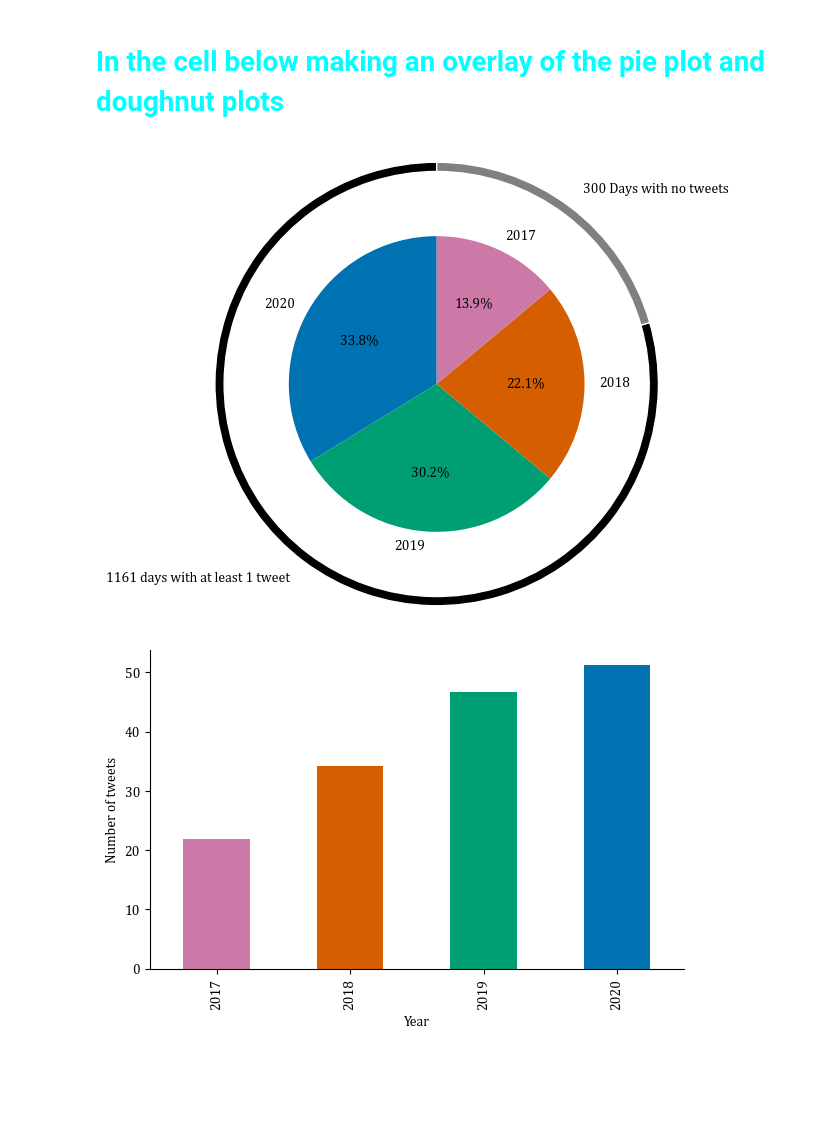
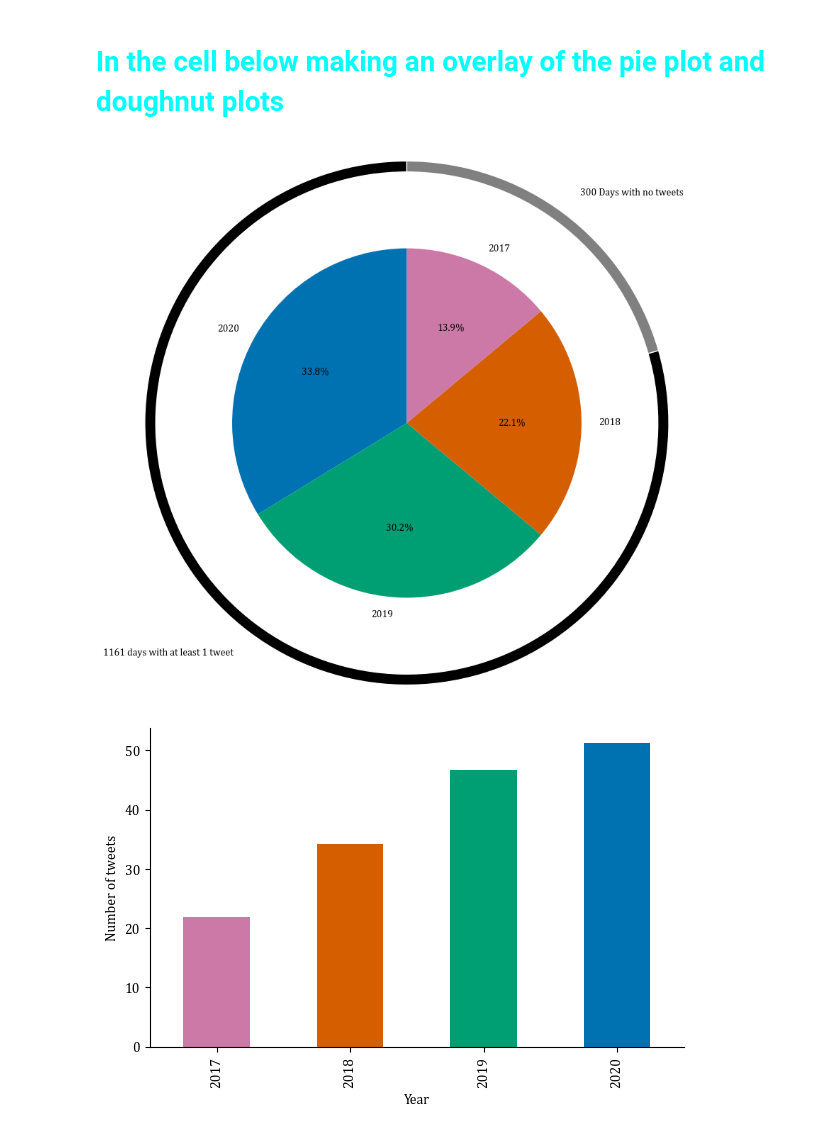
Before and after one commit to Htbibalan/PYTHON_COURSE_2024, a Jupyter notebook: notebooks/hel8048_project.ipynb, the cells around one changed output. Cells and saved outputs as stored; diff of their text form; code cells hidden in the pictures; blank space fills up the shorter version.

```diff
--- a/notebooks/hel8048_project.ipynb
+++ b/notebooks/hel8048_project.ipynb
@@ -114,32 +114,32 @@ len(trump_dates)
 # %%
 tweets_per_year = df_trump['date'].dt.year.value_counts().sort_index(ascending=False)
 all_dates = pd.date_range(start='2017-01-01', end='2020-12-31')
 trump_dates = df_trump['date'].dt.date.unique()
 missing_dates = all_dates[~all_dates.isin(trump_dates)]
 # Data for the doughnut plot
 len(all_dates)
 total_days = 1461
 len(missing_dates)
 days_with_no_tweets = 300
 days_with_tweets = total_days - days_with_no_tweets  # Calculated days with at least one tweet
 
 # Setting up the figure
-plt.figure(figsize=(8, 6))
+plt.figure(figsize=(10, 10))
 
 # Making the pie plot for the percentage of tweets per year, positioned centrally with a smaller radius
 plt.pie(tweets_per_year, labels=tweets_per_year.index, autopct='%1.1f%%', startangle=90, radius=0.8,
         colors=['#0072B2', '#009E73', '#D55E00', '#CC79A7'])
 
 # Adding the doughnut plot around the pie plot with a larger diameter but thinner width
 plt.pie([days_with_tweets, days_with_no_tweets], radius=1.2, startangle=90,
         colors=['black', 'grey'], wedgeprops=dict(width=0.05, edgecolor='w'),labels=['1161 days with at least 1 tweet', '300 Days with no tweets'])
 
 plt.savefig(fig_folder + "pie_doughnut.png")
 
 plt.title('')
 plt.show()
 # %% [output]
-[figure, old version]
+[figure, new version]
 # %%
 
 #Average number of tweets per week per year
```
Also changed, not shown: parts of 1 cell of this notebook, 2 other files.
